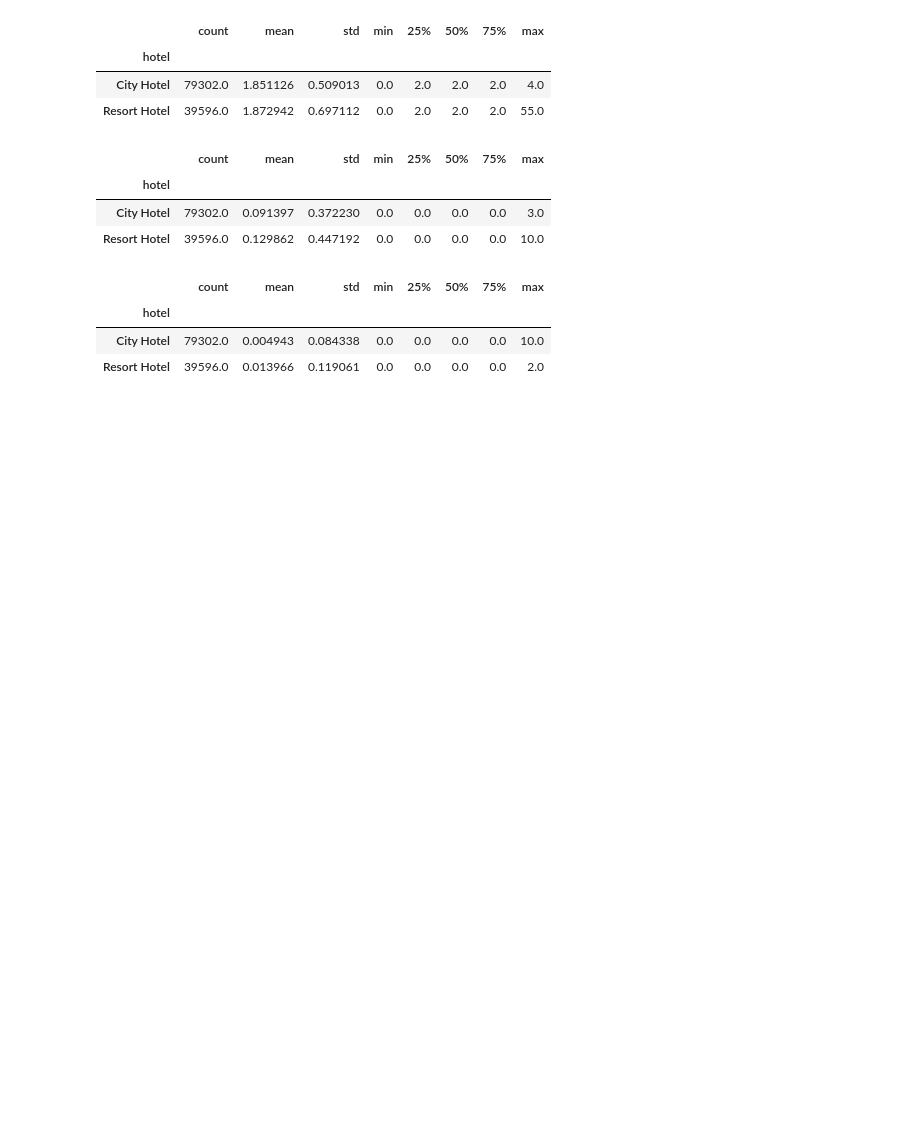
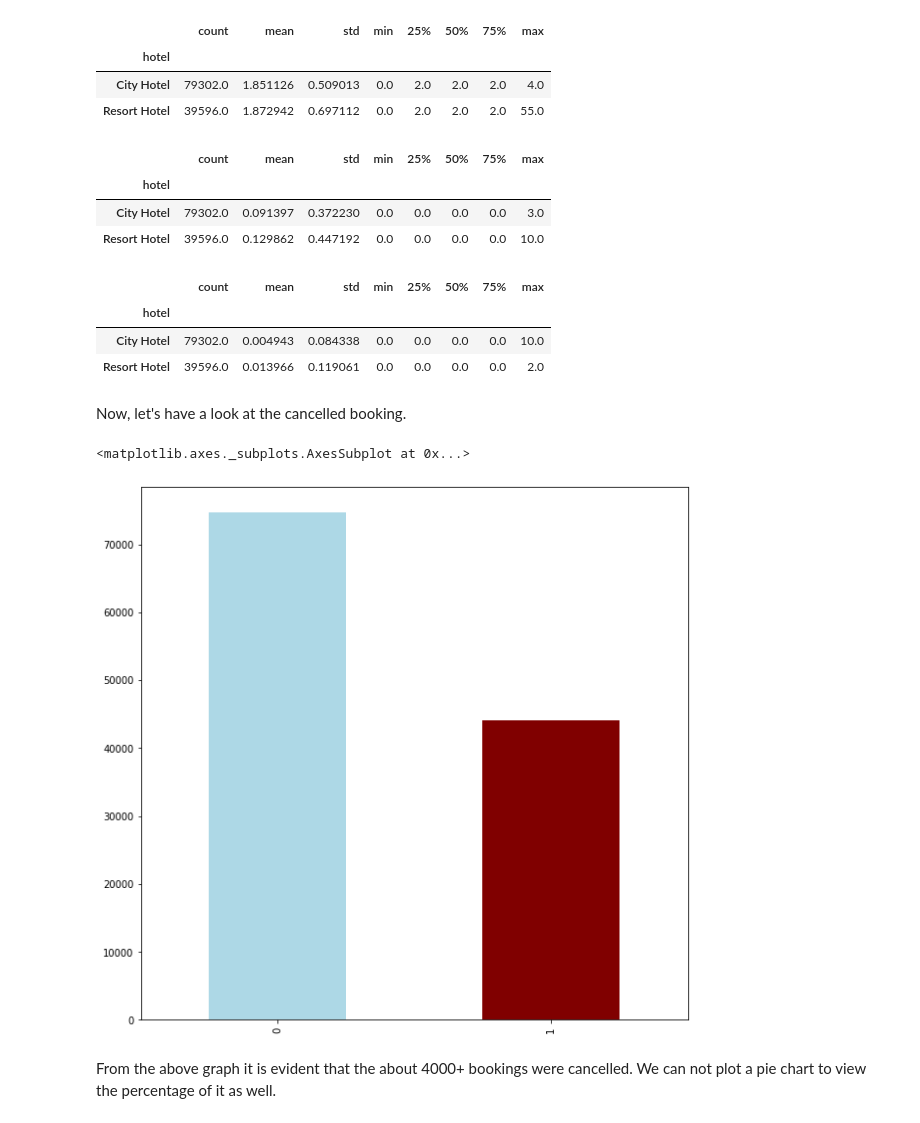
Before and after one commit to V-dit/EDA-hotel-booking-analysis, a Jupyter notebook: Hotel_Booking_Analysis_Capstone_Project.ipynb, the cells around one changed output. Drawn from its saved outputs; the diff is of its cells as text; code cells hidden in the pictures; blank space fills up the shorter version.

```diff
--- a/Hotel_Booking_Analysis_Capstone_Project.ipynb
+++ b/Hotel_Booking_Analysis_Capstone_Project.ipynb
@@ -305,3 +306,19 @@ hotel_babies.describe()
 | hotel |  |  |  |  |  |  |  |  |
 | City Hotel | 79302.0 | 0.004943 | 0.084338 | 0.0 | 0.0 | 0.0 | 0.0 | 10.0 |
 | Resort Hotel | 39596.0 | 0.013966 | 0.119061 | 0.0 | 0.0 | 0.0 | 0.0 | 2.0 |
+# %% [markdown]
+Now, let's have a look at the cancelled booking.
+# %%
+# Analysing the cancelled bookings:
+cancellation_data = df_nonull['is_canceled']
+cancellation_data
+
+# Plotting the count plot of this using seaborn's count plot feature
+cancellation_data.value_counts().plot(kind = 'bar', color = ['lightblue', 'maroon'])
+
+# Here, 0 means Not Cancelled while 1 means Cancelled.
+# %% [output]
+<matplotlib.axes._subplots.AxesSubplot at 0x...>
+[figure, added]
+# %% [markdown]
+From the above graph it is evident that the about 4000+ bookings were cancelled. We can not plot a pie chart to view the percentage of it as well.
```
Also changed, not shown: parts of 3 cells of this notebook.
